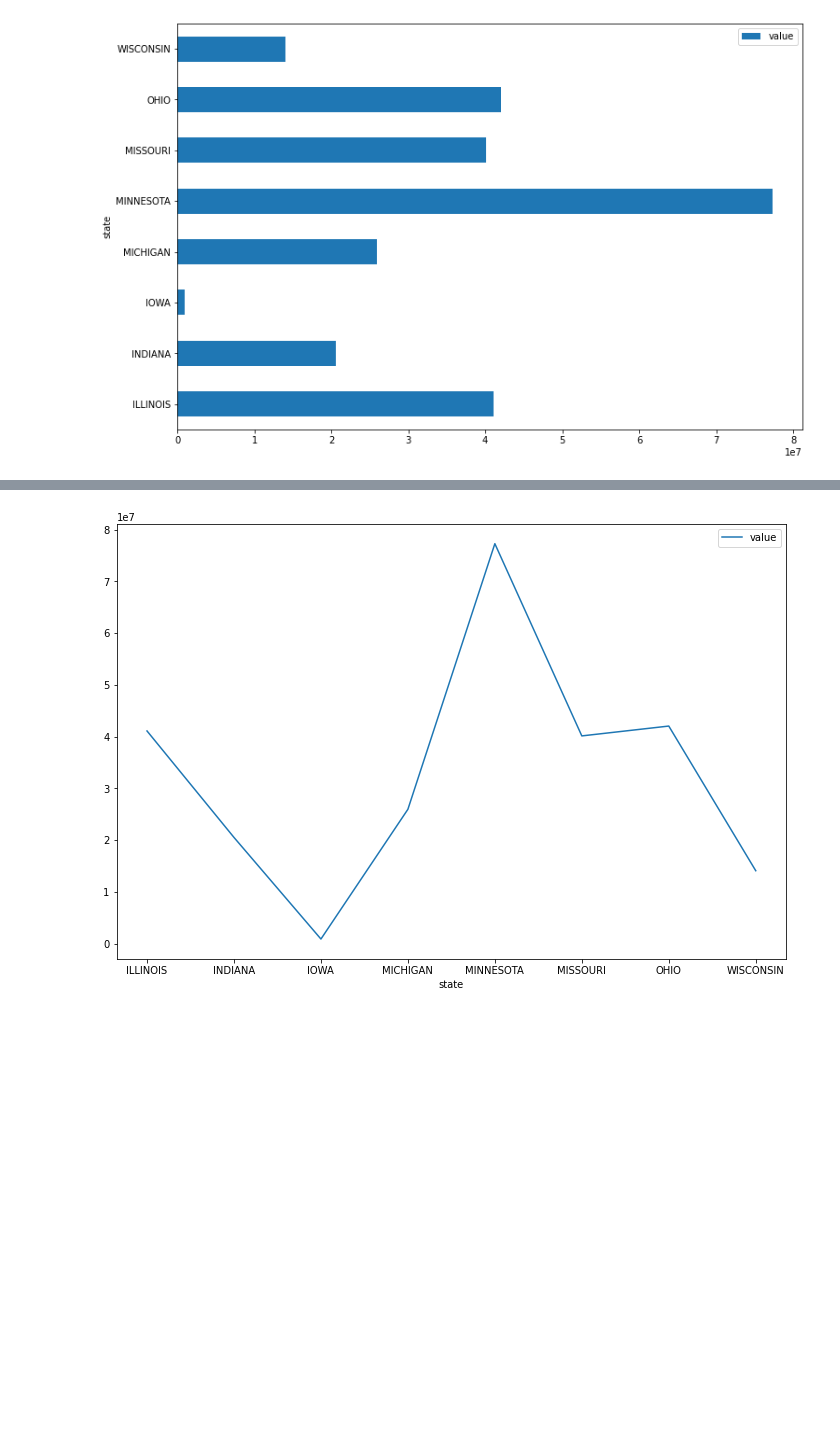
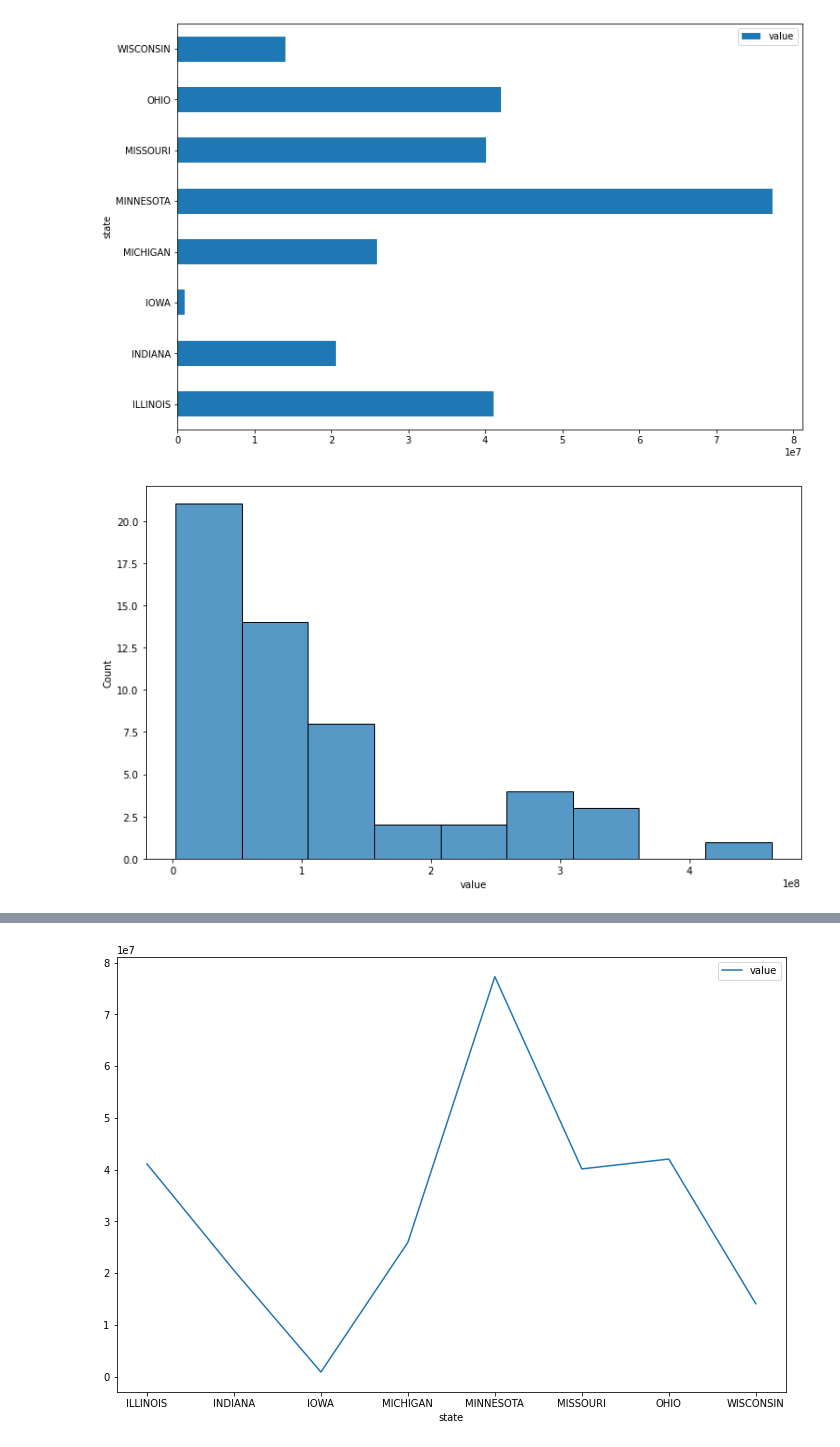
Before and after one commit to dcast822/Drought_analysis, a Jupyter notebook: wheat_eda.ipynb, the cells around one changed output, grey strips where cells are left out. Cells and saved outputs as stored; diff of their text form; code cells hidden in the pictures; blank space fills up the shorter version.

Commit message:
wheat eda work

```diff
--- a/wheat_eda.ipynb
+++ b/wheat_eda.ipynb
@@ -6,10 +6,10 @@ import pandas as pd
 import matplotlib.pyplot as plt
 import seaborn as sns
 # %%
-hp=pd.read_csv('./highplains_state_wheat_bu.csv')
-mid=pd.read_csv('./midwest_wheat_bu.csv')
-ne=pd.read_csv('./northeast_wheat_bu.csv')
-west=pd.read_csv('./west_wheat_bu.csv')
+hp=pd.read_csv('./wheat_bu_data/highplains_state_wheat_bu.csv')
+mid=pd.read_csv('./wheat_bu_data/midwest_wheat_bu.csv')
+ne=pd.read_csv('./wheat_bu_data/northeast_wheat_bu.csv')
+west=pd.read_csv('./wheat_bu_data//west_wheat_bu.csv')
 # %%
 hp.head()
 # %% [output]
@@ -115,3 +115,8 @@ mean_bar(hp);
 mean_bar(mid);
 # %% [output]
 [figure]
+# %%
+plt.figure(figsize=(12,7))
+sns.histplot(hp['value']);
+# %% [output]
+[figure, added]
```
Also changed, not shown: parts of 43 cells of this notebook.
